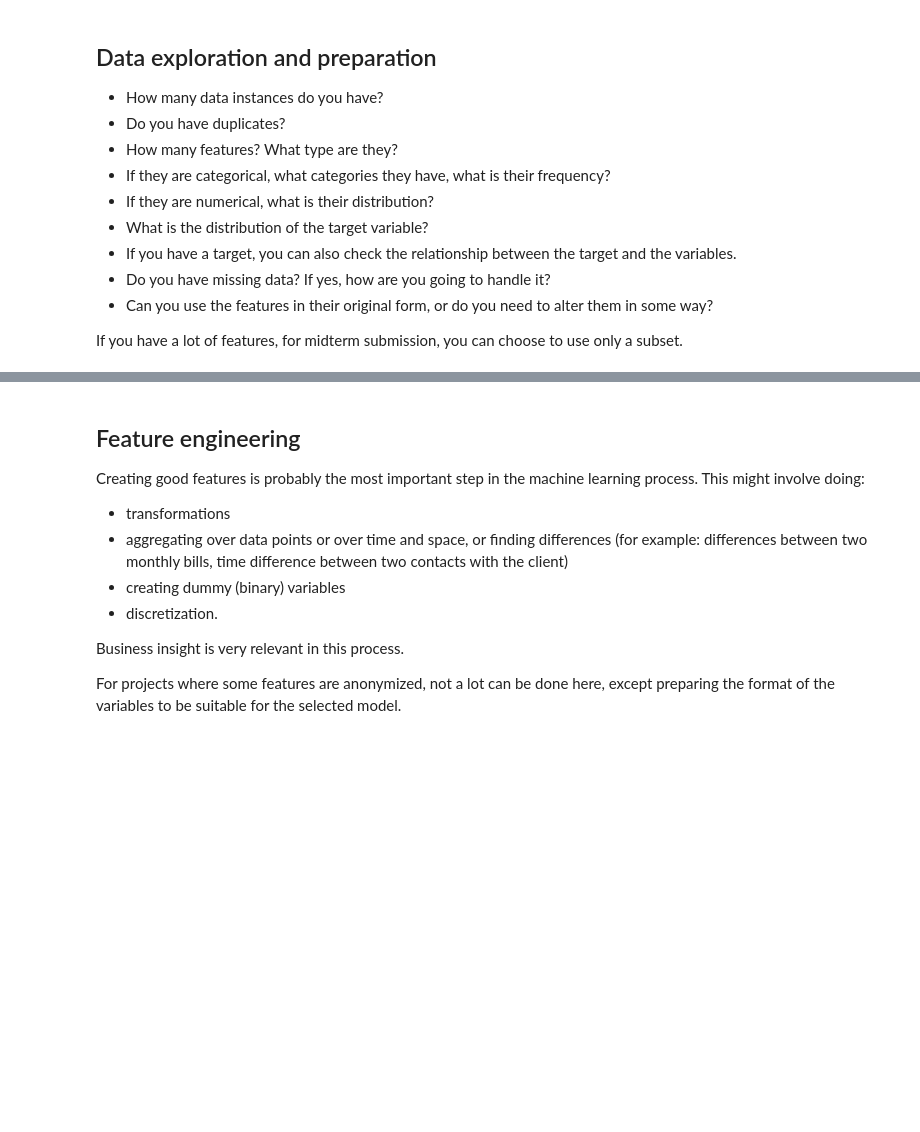
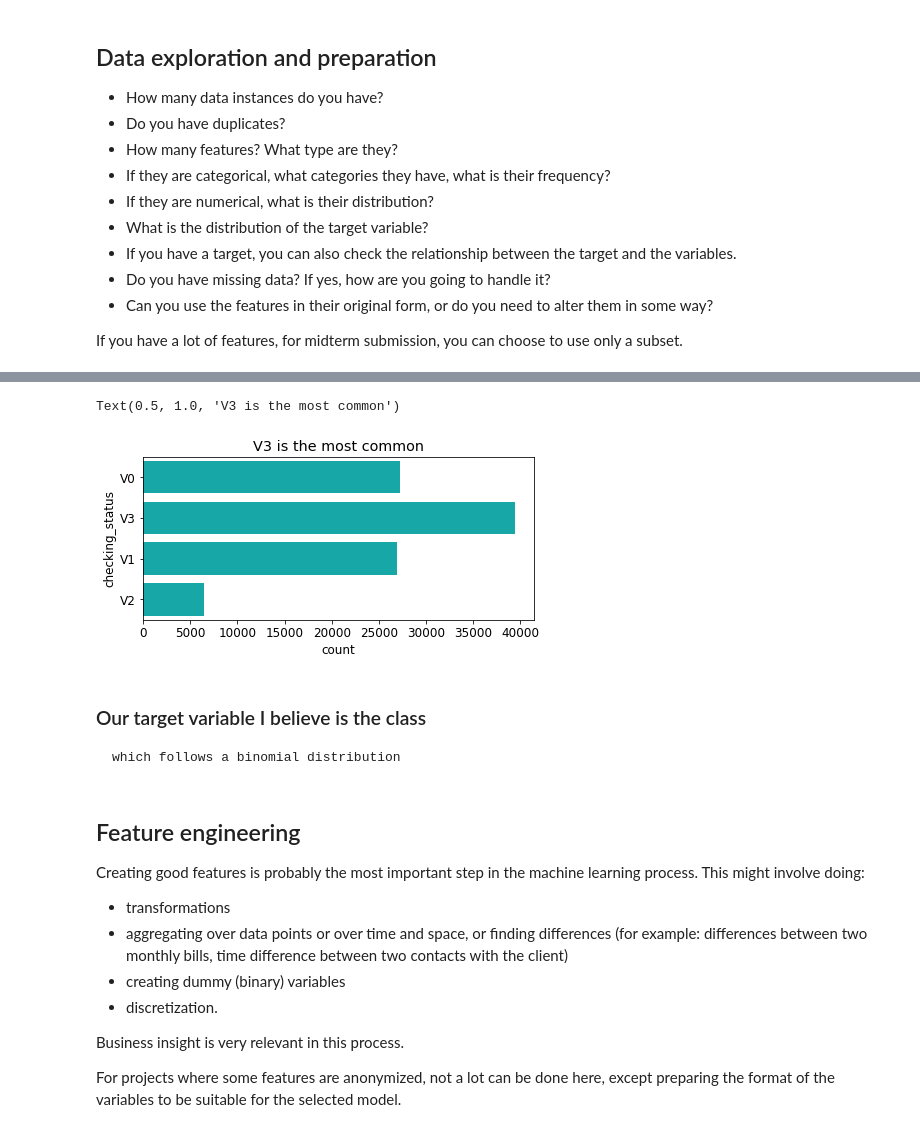
Before and after one commit to RAULMORENO25/ML-Project, a Jupyter notebook: Project_template.ipynb, the cells around one changed output, grey strips where cells are left out. Drawn from its saved outputs; the diff is of its cells as text; code cells hidden in the pictures; blank space fills up the shorter version.

```diff
--- a/Project_template.ipynb
+++ b/Project_template.ipynb
@@ -38,0 +173,6 @@ If you have a lot of features, for midterm submission, you can choose to use onl
+# %%
+f, ax = plt.subplots(figsize=(7, 3))
+sns.countplot(y="checking_status", data=df, color="c").set_title('V3 is the most common')
+# %% [output]
+Text(0.5, 1.0, 'V3 is the most common')
+[figure, added]
@@ -39,3 +183,6 @@ If you have a lot of features, for midterm submission, you can choose to use onl
+# %% [markdown]
+### Our target variable I believe is the class
+    which follows a binomial distribution
 # %% [markdown]
 ## Feature engineering
 Creating good features is probably the most important step in the machine learning process.
```
Also changed, not shown: parts of 14 cells of this notebook, 1 other file.
